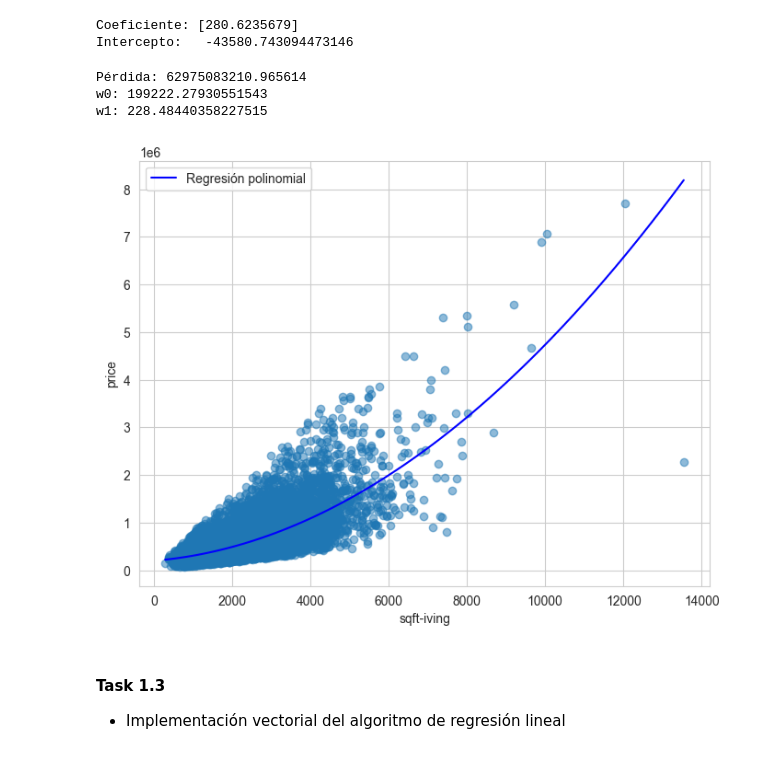
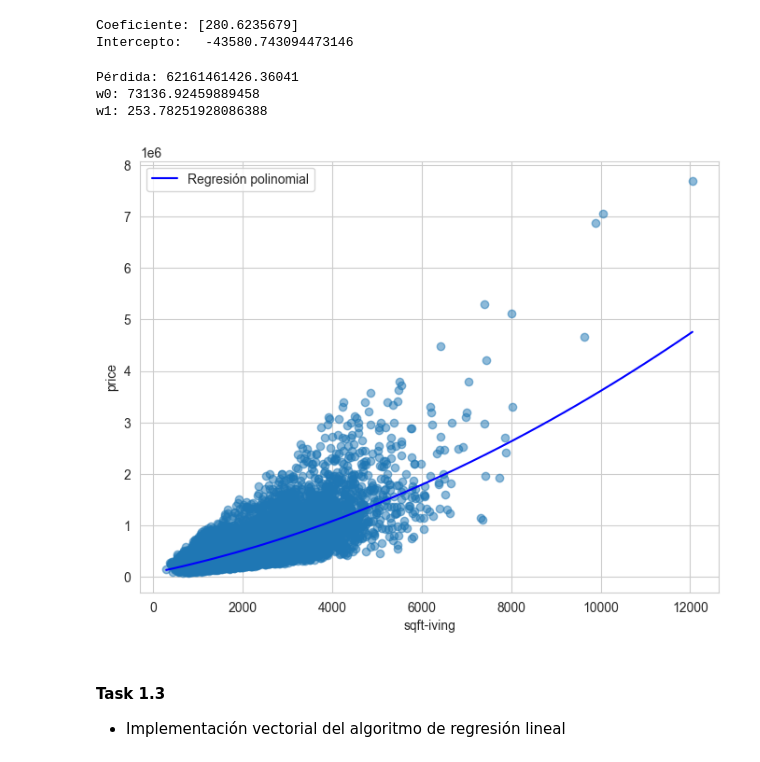
Before and after one commit to aleg001/Lab4-IA, a Jupyter notebook: Lab4.ipynb, the cells around one changed output. Saved outputs shown, nothing was run; the diff lists cells and outputs as text; code cells hidden in the pictures.

```diff
--- a/Lab4.ipynb
+++ b/Lab4.ipynb
@@ -93,47 +94,60 @@ Intercepto:   -43580.743094473146
 sqftliving_poly = kc_Array[:, 5].reshape(-1,1)
 price_poly = kc_Array[:, 2]
 
+X_train, X_test, y_train, y_test = train_test_split(sqft_living, price_poly, test_size=0.20, random_state=42)
+
 # Matriz polinomial de segundo grado
-sqftPoli = np.ones((sqftliving_poly.shape[0], 1))
+sqftPoli = np.ones((X_train.shape[0], 1))
 for i in range(1, 3):
-    sqftPoli = np.concatenate((sqftPoli, sqftliving_poly**i), axis=1)
+    sqftPoli = np.concatenate((sqftPoli, X_train**i), axis=1)
+
+sqftPolix = np.ones((X_test.shape[0], 1))
+for i in range(1, 3):
+    sqftPolix = np.concatenate((sqftPolix, X_test**i), axis=1)
 
 # XTX y XTY
 X_transpose = sqftPoli.T
 XTX = X_transpose.dot(sqftPoli).astype('float64')
-XTY = X_transpose.dot(price_poly).astype('float64')
+XTY = X_transpose.dot(y_train).astype('float64')
+
+X_transposex = sqftPolix.T
+XTXX = X_transposex.dot(sqftPolix).astype('float64')
+XTYX = X_transposex.dot(y_test).astype('float64')
 
 # Coeficientes beta
-beta = np.linalg.solve(XTX, XTY)
+beta = np.linalg.solve(XTXX, XTYX)
+betax = np.linalg.solve(XTXX, XTYX)
 
 # Cálculo de la pérdida al cuadrado
 y_pred = sqftPoli.dot(beta)
-perdida = np.mean((price_poly - y_pred)**2)
-print('Pérdida:', np.mean((price_poly - y_pred)**2))
+perdida = np.mean((y_train - y_pred)**2)
+y_predx = sqftPolix.dot(betax)
+perdidax = np.mean((y_test - y_predx)**2)
+print('Pérdida:', np.mean((y_train - y_pred)**2))
 
 # Cálculo de w0 y w1
 w0 = beta[0]
-w1 = beta[1] + 2*beta[2]*sqftliving_poly.mean()
+w1 = beta[1] + 2*beta[2]*X_train.mean()
 print('w0:', w0)
 print('w1:', w1)
 # %% [output]
-Pérdida: 62975083210.965614
-w0: 199222.27930551543
-w1: 228.48440358227515
+Pérdida: 62161461426.36041
+w0: 73136.92459889458
+w1: 253.78251928086388
 # %%
 # Gráfico de datos y predicciones
 sns.set_style('whitegrid')
 plt.figure(figsize=(8,6))
-plt.scatter(sqftliving_poly, price_poly, alpha=0.5)
-x_range = np.linspace(sqftliving_poly.min(), sqftliving_poly.max(), 100)
+plt.scatter(X_train, y_train, alpha=0.5)
+x_range = np.linspace(X_train.min(), X_train.max(), 100)
 y_range = beta[0] + beta[1]*x_range + beta[2]*x_range**2
 plt.plot(x_range, y_range, color='b', label='Regresión polinomial')
 plt.legend()
 plt.xlabel('sqft-iving')
 plt.ylabel('price')
 plt.show()
 # %% [output]
-[figure, old version]
+[figure, new version]
 # %% [markdown]
 #### Task 1.3
 - Implementación vectorial del algoritmo de regresión lineal
```
Also changed, not shown: parts of 7 cells of this notebook.
